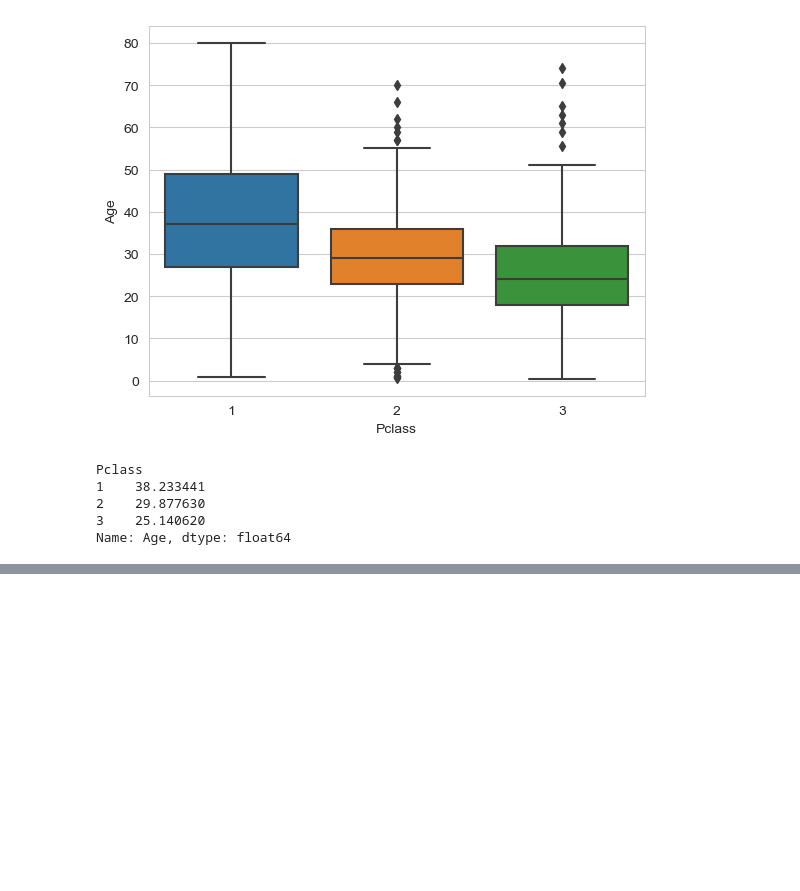
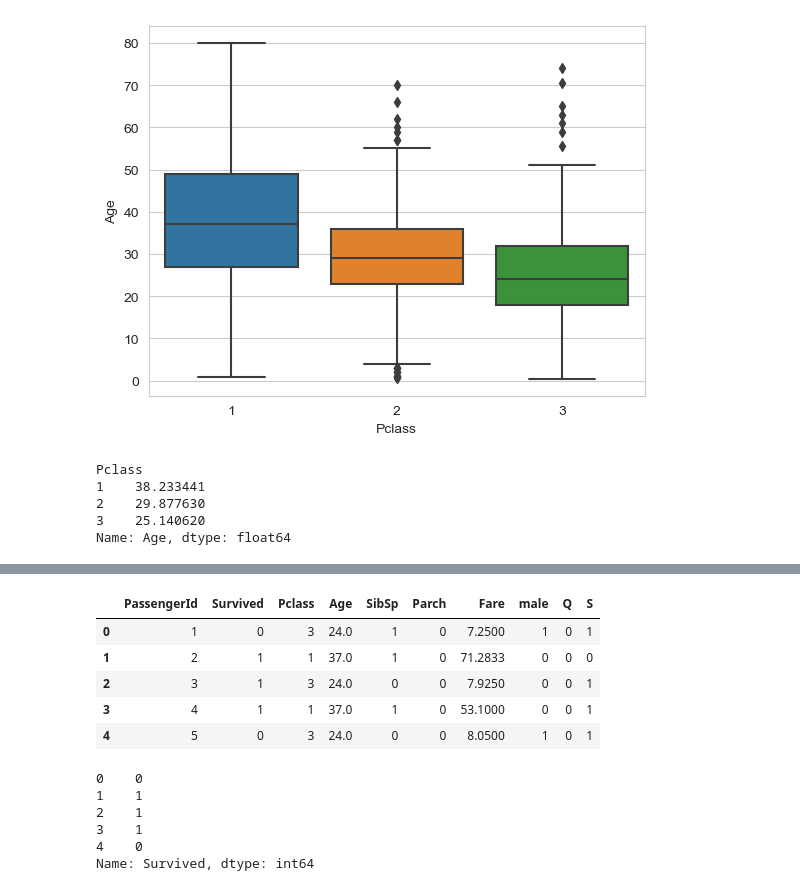
Before and after one commit to devhmac/datascience_ML, a Jupyter notebook: 13-Logistic-Regression/Log-reg-codealong.ipynb, the cells around one changed output, grey strips where cells are left out. Drawn from its saved outputs; the diff is of its cells as text; code cells hidden in the pictures; blank space fills up the shorter version.

```diff
--- a/13-Logistic-Regression/Log-reg-codealong.ipynb
+++ b/13-Logistic-Regression/Log-reg-codealong.ipynb
@@ -147,0 +175,10 @@ sns.heatmap(train.isnull(), yticklabels=False, cbar=False)
+# %%
+train.drop(['Sex', 'Embarked','Name','Ticket'], axis=1, inplace=True)
+train.head()
+# %% [output]
+|  | PassengerId | Survived | Pclass | Age | SibSp | Parch | Fare | male | Q | S |
+| 0 | 1 | 0 | 3 | 24.0 | 1 | 0 | 7.2500 | 1 | 0 | 1 |
+| 1 | 2 | 1 | 1 | 37.0 | 1 | 0 | 71.2833 | 0 | 0 | 0 |
+| 2 | 3 | 1 | 3 | 24.0 | 0 | 0 | 7.9250 | 0 | 0 | 1 |
+| 3 | 4 | 1 | 1 | 37.0 | 1 | 0 | 53.1000 | 0 | 0 | 1 |
+| 4 | 5 | 0 | 3 | 24.0 | 0 | 0 | 8.0500 | 1 | 0 | 1 |
@@ -147,0 +187,11 @@ sns.heatmap(train.isnull(), yticklabels=False, cbar=False)
+# %%
+# creating train test split - trying to predict survived, so drop from train set
+X= train.drop('Survived', axis=1)
+y=train['Survived']
+# %% [output]
+0    0
+1    1
+2    1
+3    1
+4    0
+Name: Survived, dtype: int64
```
Also changed, not shown: parts of 23 cells of this notebook, 1 other file.
